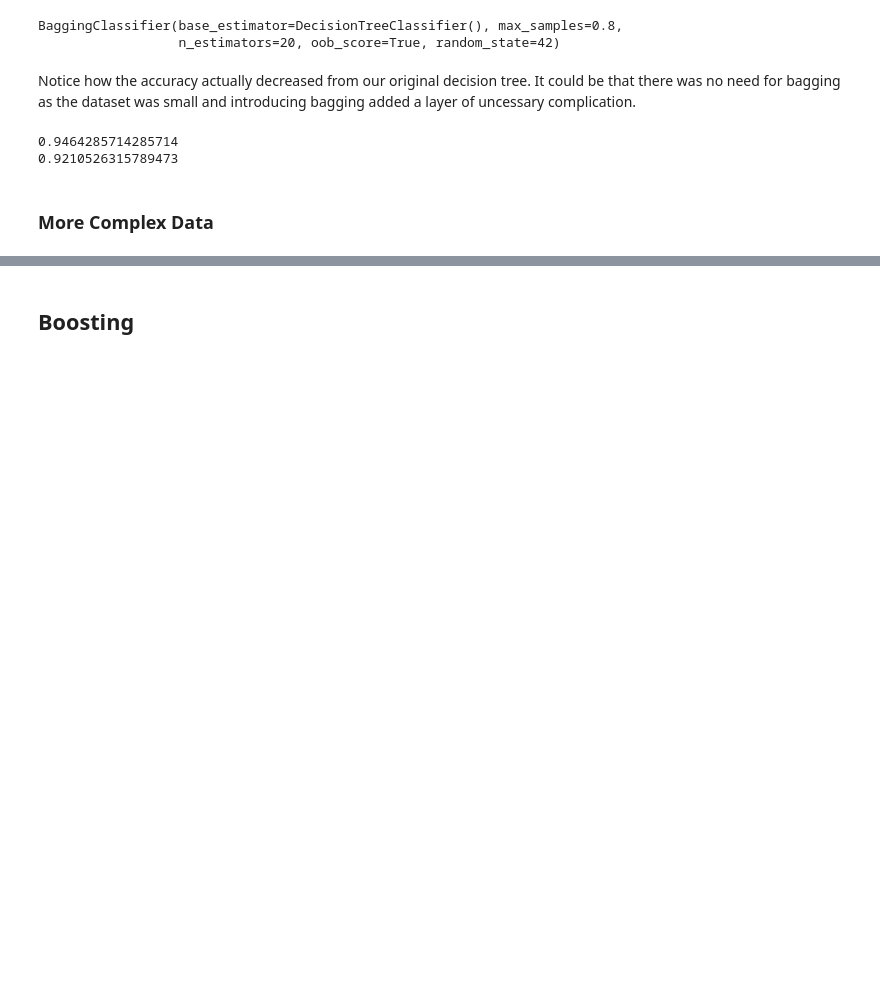
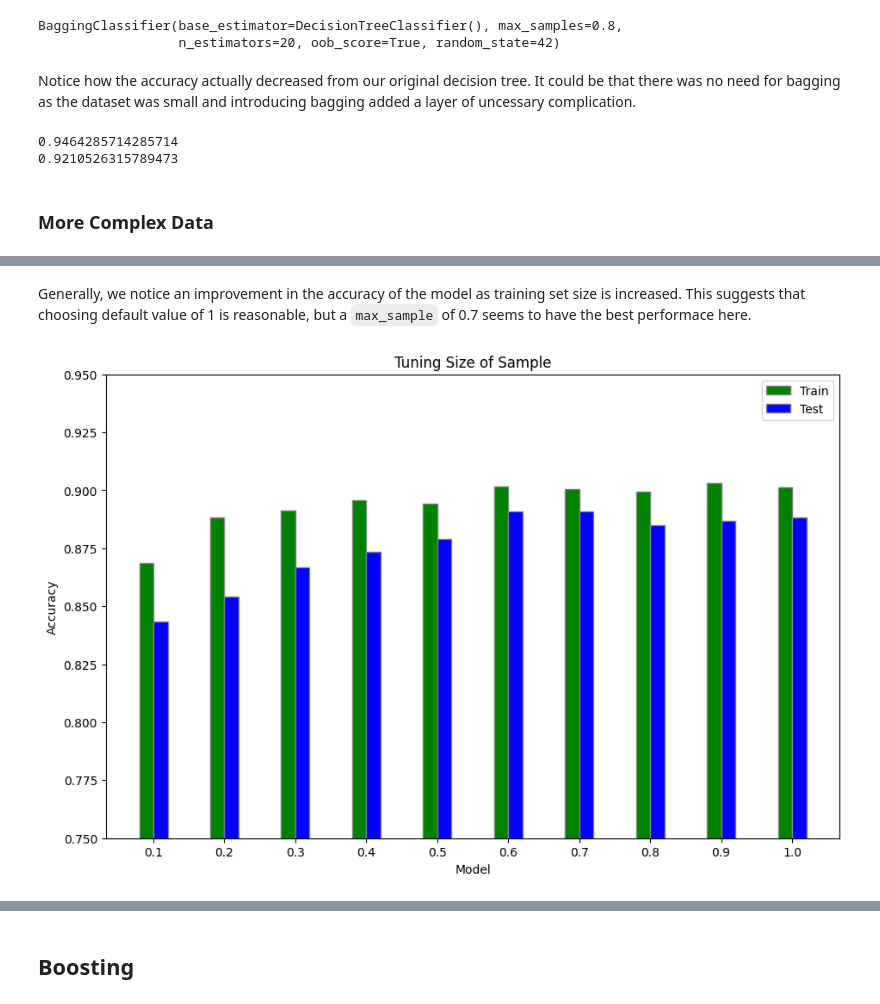
Before and after one commit to TerryTian21/PyTorch-Practice, a Jupyter notebook: Tutorials/Ensemble_Learning.ipynb, the cells around one changed output, grey strips where cells are left out. Saved outputs shown, nothing was run; the diff lists cells and outputs as text; code cells hidden in the pictures; blank space fills up the shorter version.

```diff
--- a/Tutorials/Ensemble_Learning.ipynb
+++ b/Tutorials/Ensemble_Learning.ipynb
@@ -156,0 +287,19 @@ print(bag_model.score(X_test, y_test))
+# %%
+# Tuning the sample size
+
+results_samples = {"name": [],
+                   "train": [],
+                   "test": []}
+
+models = get_models_samples()
+
+for name, model in tqdm(models.items()):
+  print(f"Model: {name}")
+  model.fit(X_train, y_train)
+  train_results = evaluate_model(model, X_train, y_train)
+  test_results = evaluate_model(model, X_test, y_test)
+
+  print(f"Train Acc: {train_results.mean()} | Test Acc: {test_results.mean()}")
+  results_samples["name"].append(name)
+  results_samples["train"].append(train_results.mean())
+  results_samples["test"].append(test_results.mean())
@@ -156,0 +337,7 @@ print(bag_model.score(X_test, y_test))
+# %% [markdown]
+Generally, we notice an improvement in the accuracy of the model as training set size is increased. This suggests that choosing default value of 1 is reasonable, but a `max_sample` of 0.7 seems to have the best performace here.
+# %%
+# Plot results
+plot_performance(results_samples, 0.2, "Tuning Size of Sample")
+# %% [output]
+[figure, added]
```
Also changed, not shown: parts of 27 cells of this notebook.
